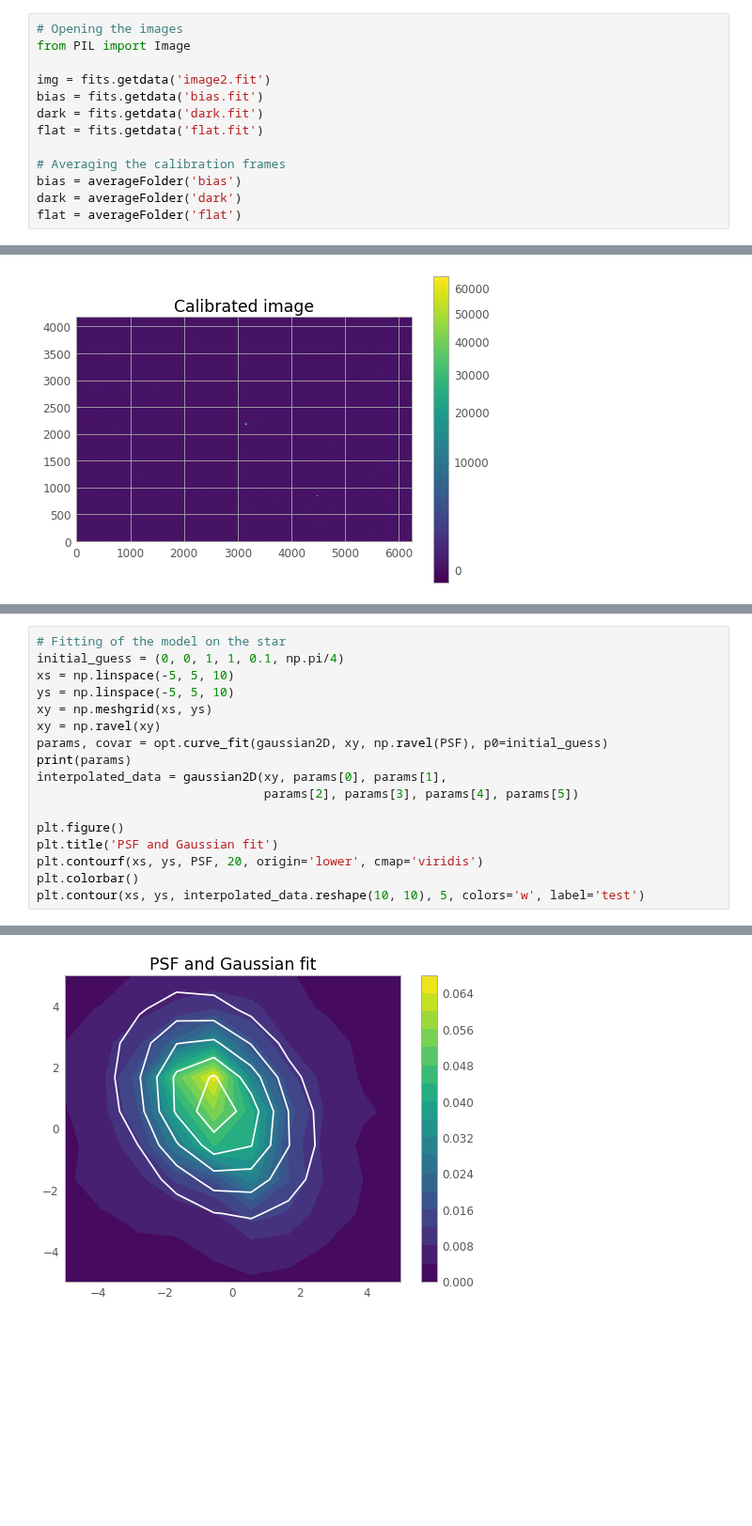
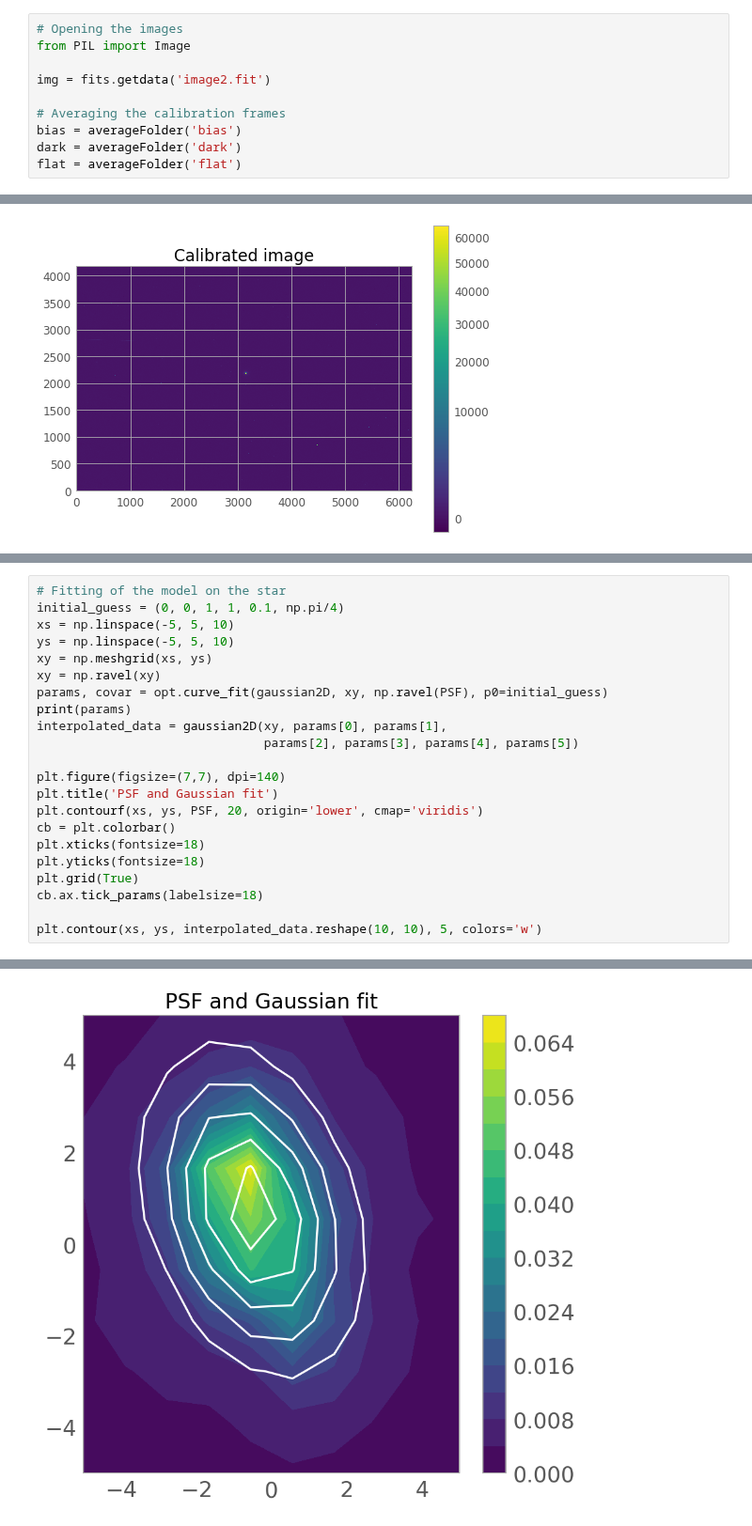
Before and after one commit to SSAEPFL/PSF, a Jupyter notebook: gaussianPSF.ipynb, the cells around one changed output, grey strips where cells are left out. Shown at 94% size. Saved outputs shown, nothing was run; the diff lists cells and outputs as text; blank space fills up the shorter version.

```diff
--- a/gaussianPSF.ipynb
+++ b/gaussianPSF.ipynb
@@ -13,9 +13,6 @@ from fonctions import *
 from PIL import Image
 
 img = fits.getdata('image2.fit')
-bias = fits.getdata('bias.fit')
-dark = fits.getdata('dark.fit')
-flat = fits.getdata('flat.fit')
 
 # Averaging the calibration frames
 bias = averageFolder('bias')
@@ -59,9 +58,14 @@ print(params)
 interpolated_data = gaussian2D(xy, params[0], params[1],
                                params[2], params[3], params[4], params[5])
 
-plt.figure()
+plt.figure(figsize=(7,7), dpi=140)
 plt.title('PSF and Gaussian fit')
 plt.contourf(xs, ys, PSF, 20, origin='lower', cmap='viridis')
-plt.colorbar()
-plt.contour(xs, ys, interpolated_data.reshape(10, 10), 5, colors='w', label='test')
+cb = plt.colorbar()
+plt.xticks(fontsize=18)
+plt.yticks(fontsize=18)
+plt.grid(True)
+cb.ax.tick_params(labelsize=18)
+
+plt.contour(xs, ys, interpolated_data.reshape(10, 10), 5, colors='w')
 # %% [output]
@@ -70,5 +73,5 @@ plt.contour(xs, ys, interpolated_data.reshape(10, 10), 5, colors='w', label='tes
 <matplotlib.contour.QuadContourSet at 0x...>
-[figure, old version]
+[figure, new version]
 # %%
 print('FWHH and angle: {:.2f}, {:.2f}, {:.2f}'.format(params[2], params[3], params[-1]*180/np.pi))
 # %% [output]
```
Also changed, not shown: parts of 3 cells of this notebook, 4 other files.
